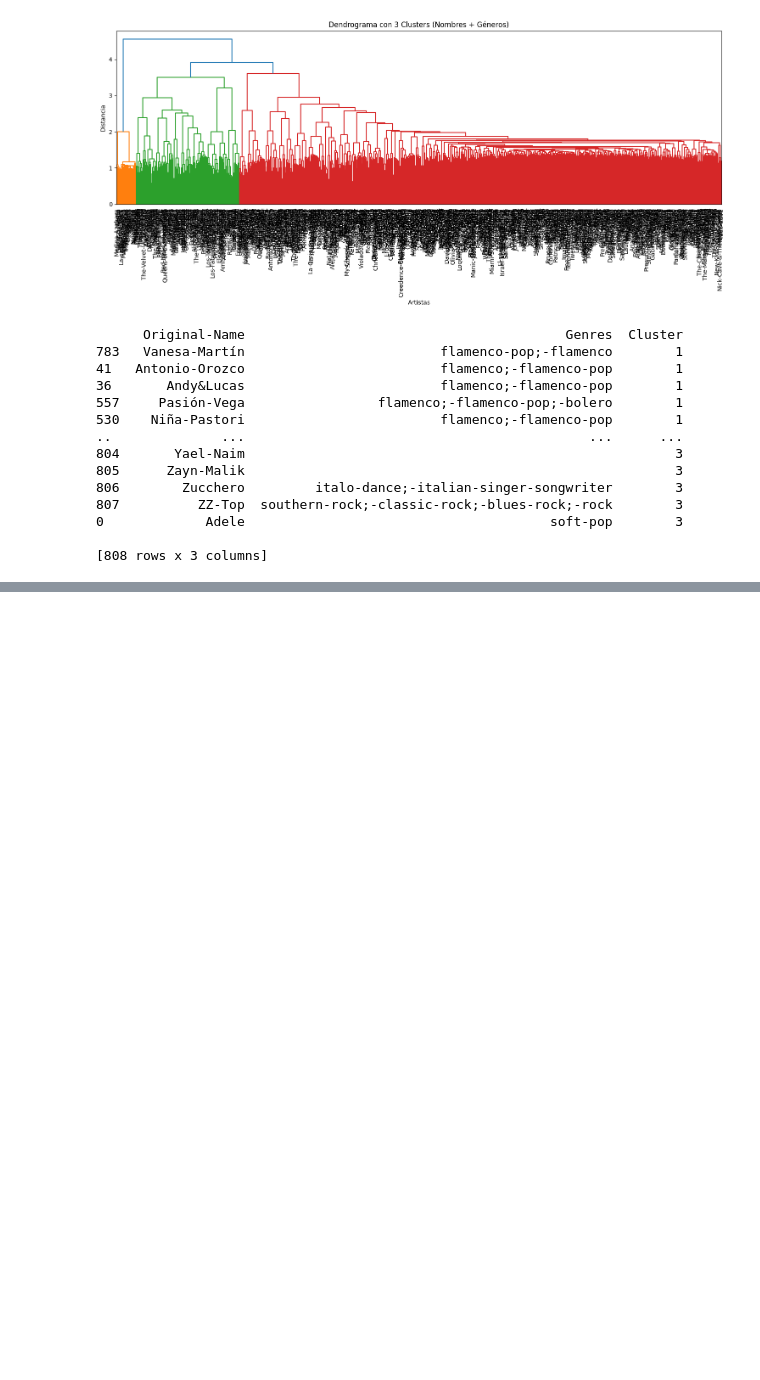
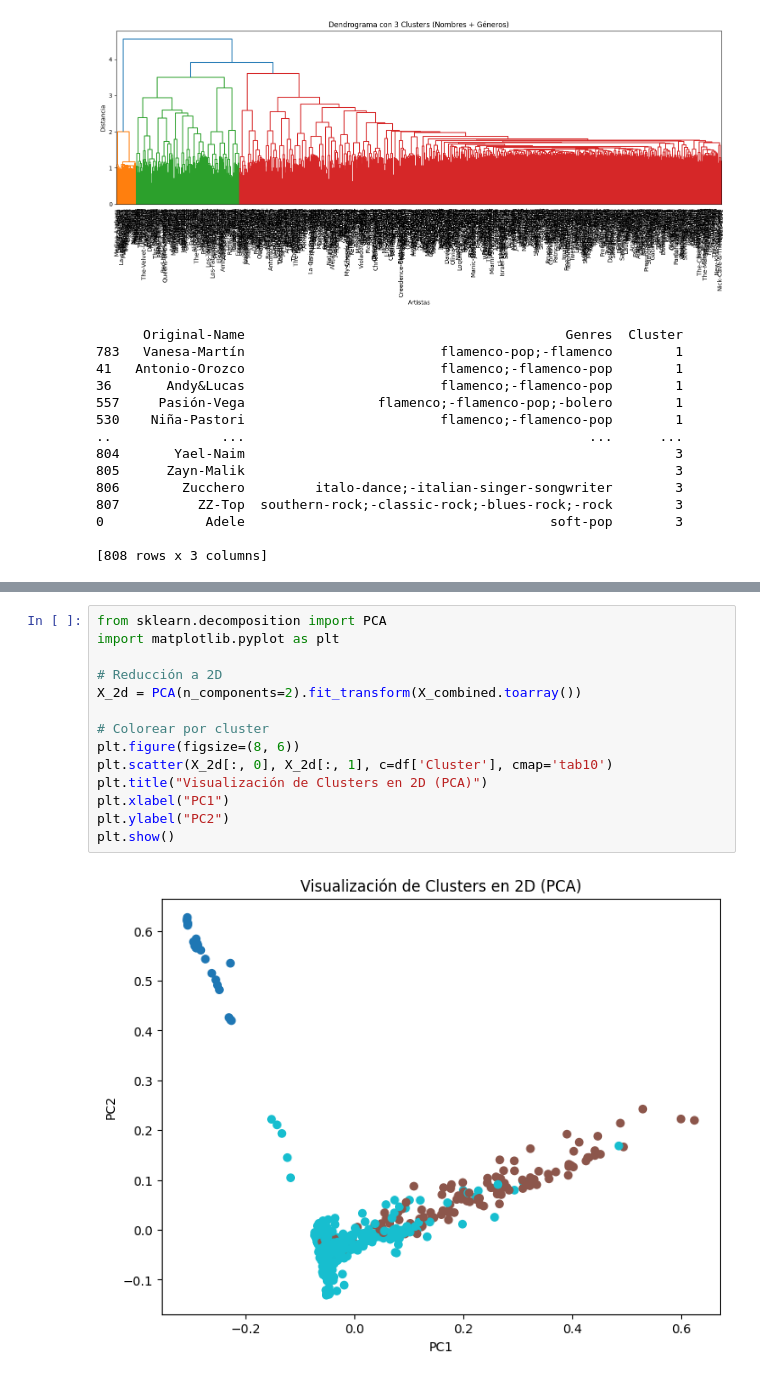
Before and after one commit to walterkocher/taller_intro2, a Jupyter notebook: prueba.ipynb, the cells around one changed output, grey strips where cells are left out. Drawn from its saved outputs; the diff is of its cells as text; blank space fills up the shorter version.

```diff
--- a/prueba.ipynb
+++ b/prueba.ipynb
@@ -756,0 +794,16 @@ print(df[['Original-Name', 'Genres', 'Cluster']].sort_values('Cluster'))
+# %%
+from sklearn.decomposition import PCA
+import matplotlib.pyplot as plt
+
+# Reducción a 2D
+X_2d = PCA(n_components=2).fit_transform(X_combined.toarray())
+
+# Colorear por cluster
+plt.figure(figsize=(8, 6))
+plt.scatter(X_2d[:, 0], X_2d[:, 1], c=df['Cluster'], cmap='tab10')
+plt.title("Visualización de Clusters en 2D (PCA)")
+plt.xlabel("PC1")
+plt.ylabel("PC2")
+plt.show()
+# %% [output]
+[figure, added]
```
Also changed, not shown: parts of 3 cells of this notebook, 1 other file.
